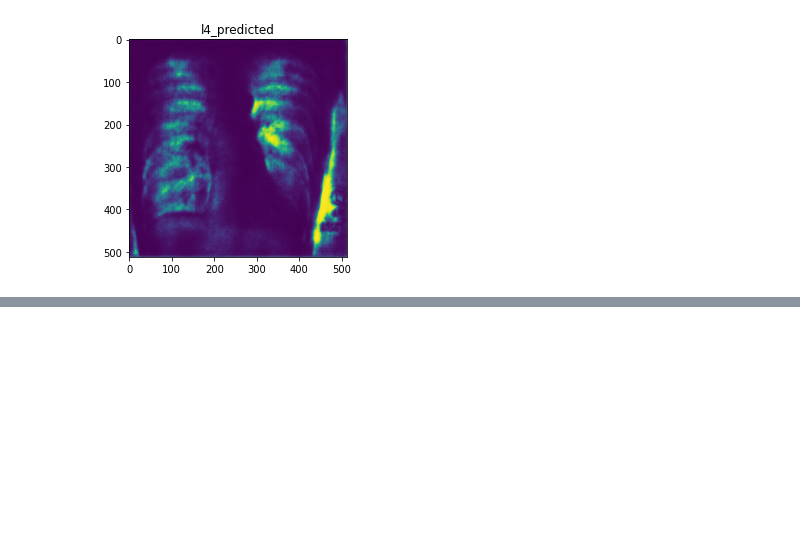
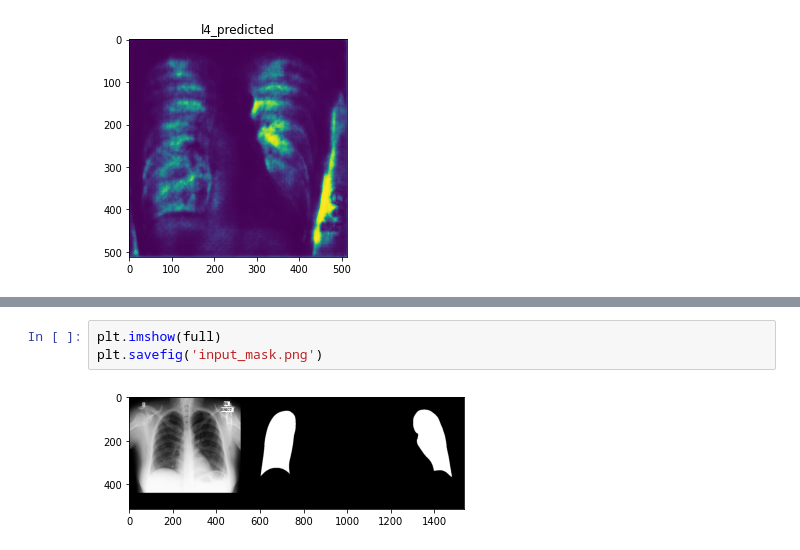
Before and after one commit to iteam1/Lung-segmentation-Unet, a Jupyter notebook: notebook.ipynb, the cells around one changed output, grey strips where cells are left out. Drawn from its saved outputs; the diff is of its cells as text; blank space fills up the shorter version.

```diff
--- a/notebook.ipynb
+++ b/notebook.ipynb
@@ -481,0 +612,5 @@ predict_img('/content/l4.jpg',model)
+# %%
+plt.imshow(full)
+plt.savefig('input_mask.png')
+# %% [output]
+[figure, added]
```
Also changed, not shown: parts of 20 cells of this notebook, 3 other files.
